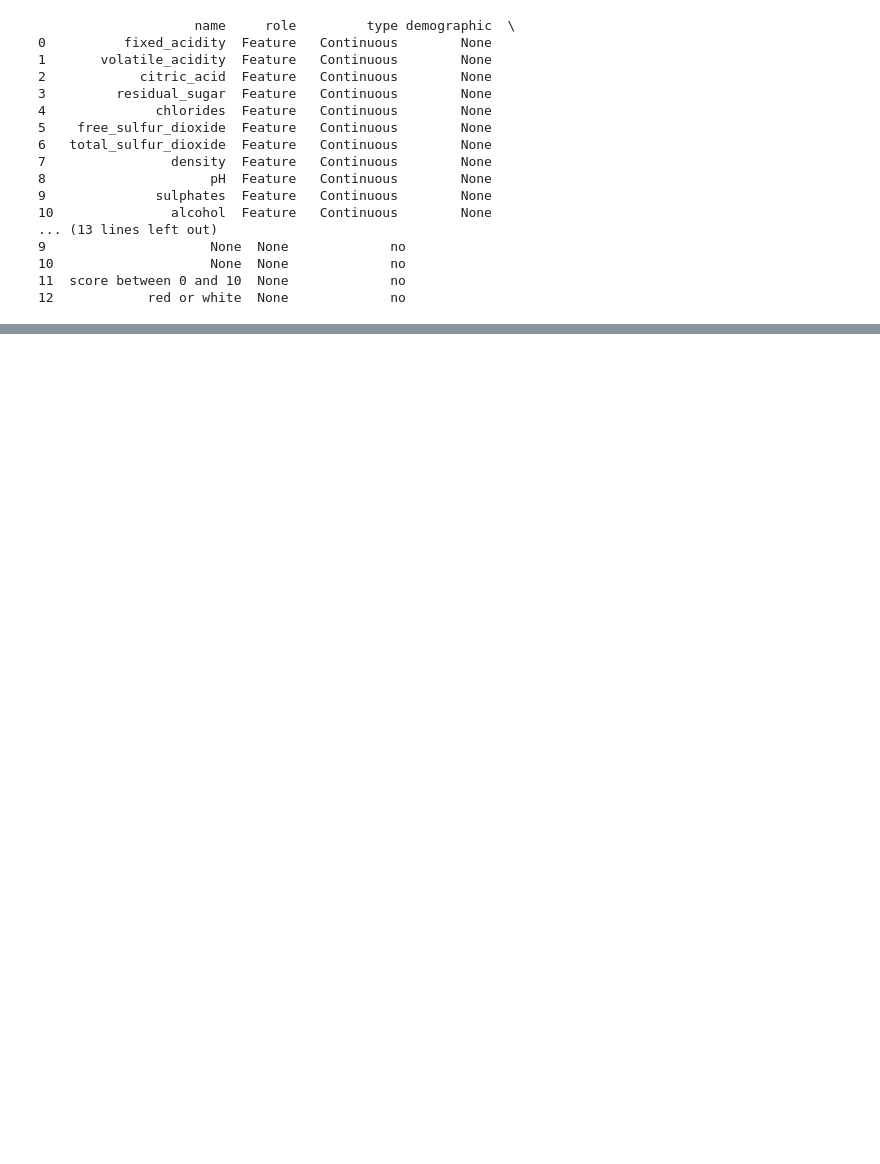
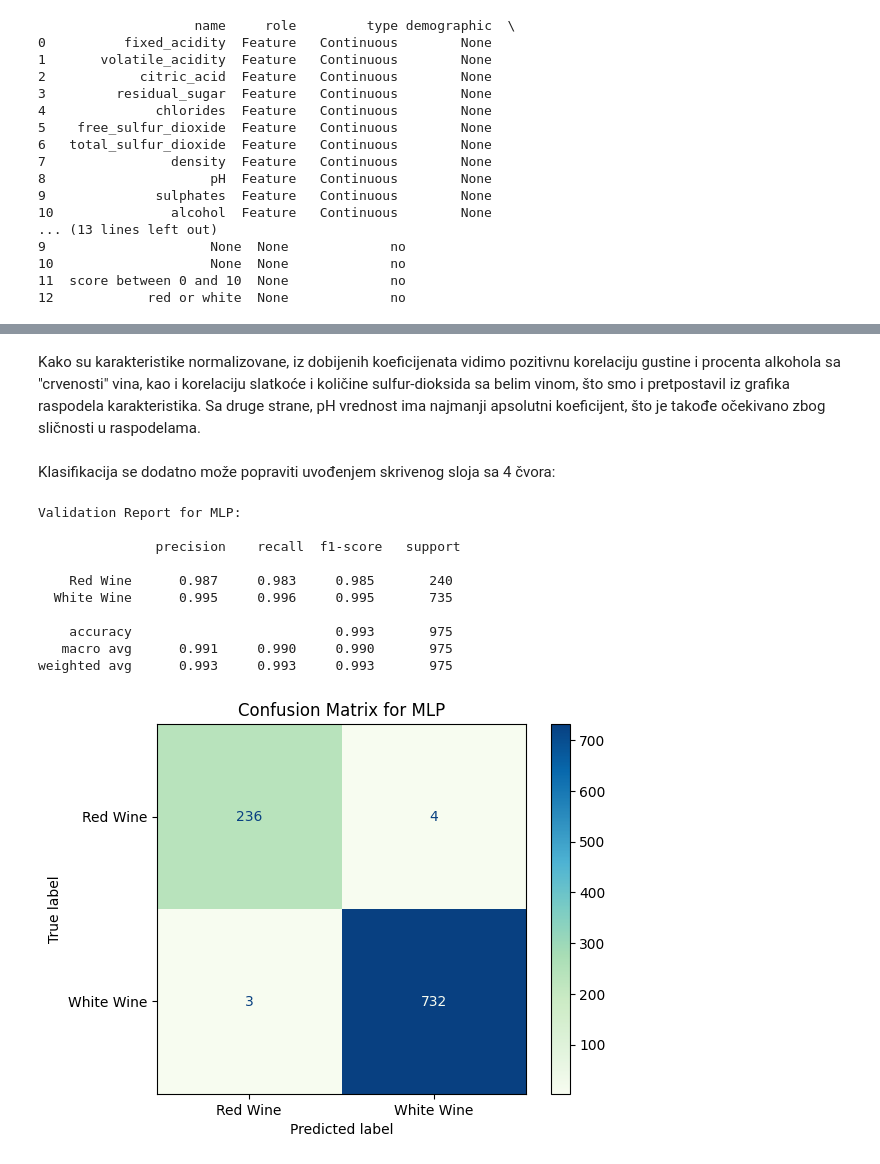
Before and after one commit to isidora00/ML_StudyBuddy, a Jupyter notebook: classification.ipynb, the cells around one changed output, grey strips where cells are left out. Saved outputs shown, nothing was run; the diff lists cells and outputs as text; code cells hidden in the pictures; blank space fills up the shorter version.

```diff
--- a/classification.ipynb
+++ b/classification.ipynb
@@ -475,0 +171,21 @@ dtype: float64
+# %% [markdown]
+Kako su karakteristike normalizovane, iz dobijenih koeficijenata vidimo pozitivnu korelaciju gustine i procenta alkohola sa "crvenosti" vina, kao i korelaciju slatkoće i količine sulfur-dioksida sa belim vinom, što smo i pretpostavil iz grafika raspodela karakteristika. Sa druge strane, pH vrednost ima najmanji apsolutni koeficijent, što je takođe očekivano zbog sličnosti u raspodelama.
+# %% [markdown]
+Klasifikacija se dodatno može popraviti uvođenjem skrivenog sloja sa 4 čvora:
+# %%
+mlp_model = MLPClassifier(hidden_layer_sizes=(4,), random_state=42, max_iter=500)
+mlp_model.fit(X_train_resampled, y_train_resampled)
+
+show_report("MLP", mlp_model, X_val_scaled, y_val)
+# %% [output]
+Validation Report for MLP:
+
+               precision    recall  f1-score   support
+
+    Red Wine      0.987     0.983     0.985       240
+  White Wine      0.995     0.996     0.995       735
+
+    accuracy                          0.993       975
+   macro avg      0.991     0.990     0.990       975
+weighted avg      0.993     0.993     0.993       975
+[figure, added]
```
Also changed, not shown: parts of 49 cells of this notebook.
